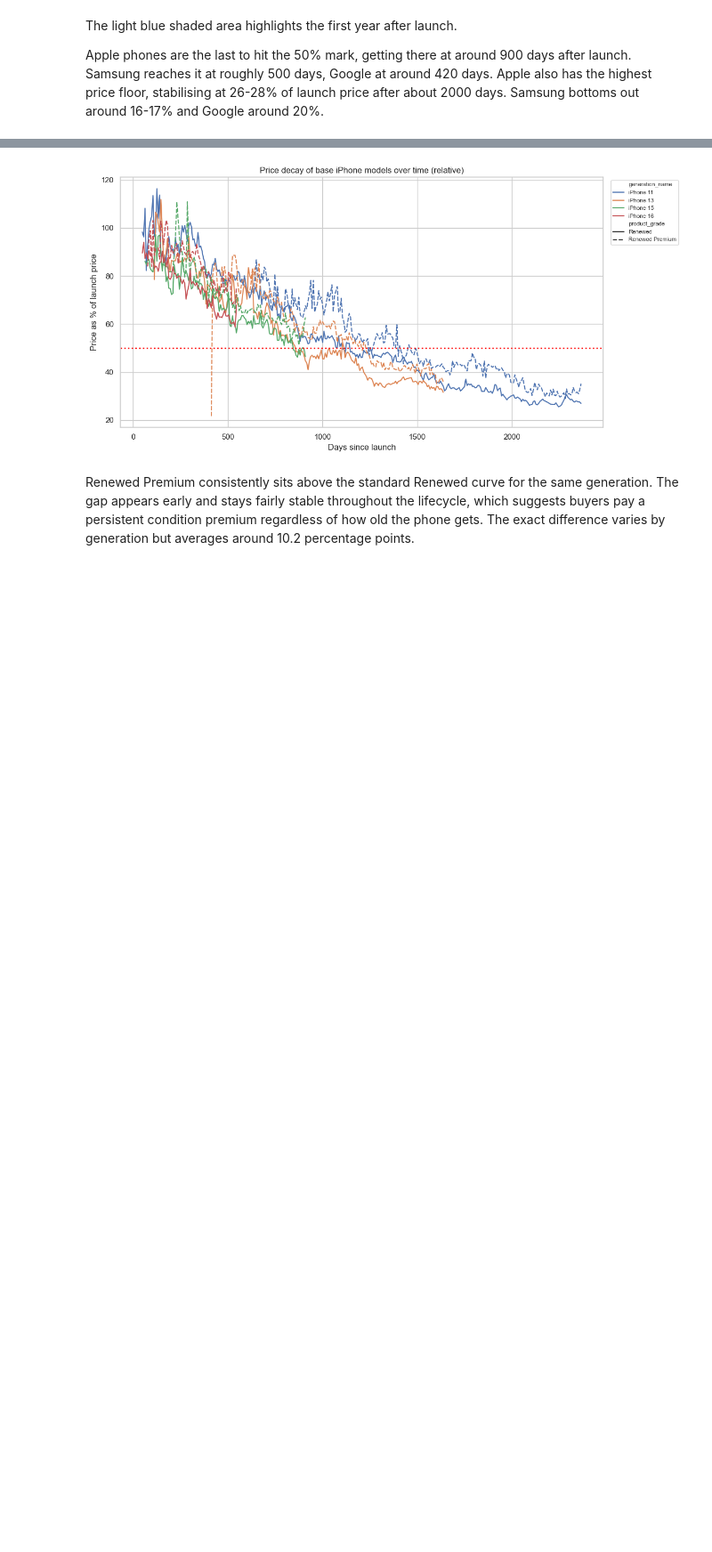
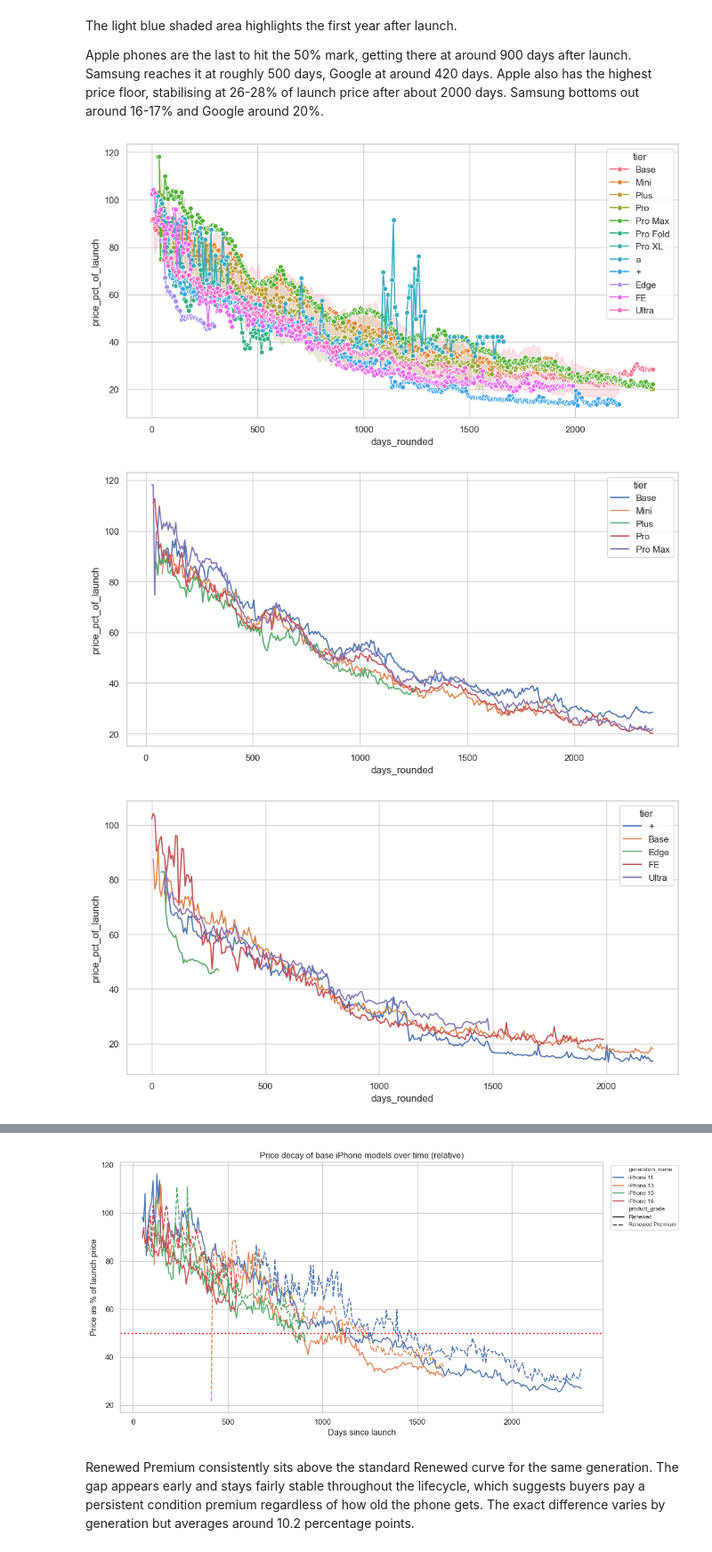
Before and after one commit to ady7ady7/python_agentic_learning, a Jupyter notebook: project1_phones_sales_analytics/notebooks/06_final_project_sns.ipynb, the cells around one changed output, grey strips where cells are left out. Shown at 89% size. Cells and saved outputs as stored; diff of their text form; code cells hidden in the pictures; blank space fills up the shorter version.

```diff
--- a/project1_phones_sales_analytics/notebooks/06_final_project_sns.ipynb
+++ b/project1_phones_sales_analytics/notebooks/06_final_project_sns.ipynb
@@ -111,6 +111,12 @@ launch_ref['tier'] =  launch_ref['tier'].replace('', 'Base')
 launch_ref['official_premiere_date'] = pd.to_datetime(launch_ref['official_premiere_date'])
 base_launch_ref = launch_ref[launch_ref['tier'] == 'Base']
 flagship_launch_ref = launch_ref[(launch_ref['tier'] == 'Pro Max') | (launch_ref['tier'] == 'Ultra') | (launch_ref['tier'] == 'Pro XL') | (launch_ref['tier'] == 'Ultra') | ((launch_ref['tier'] == 'Pro') & (launch_ref['brand'] == 'Google'))]
+
+#tier aggregation for price decay
+all_brands_tier_price_decay_df = df.groupby(['brand', 'tier', 'days_rounded'])['price_pct_of_launch'].mean().reset_index()
+apple_tier_price_decay_df = all_brands_tier_price_decay_df[all_brands_tier_price_decay_df['brand'] == 'Apple']
+samsung_tier_price_decay_df = all_brands_tier_price_decay_df[all_brands_tier_price_decay_df['brand'] == 'Samsung']
+google_tier_price_decay_df = all_brands_tier_price_decay_df[all_brands_tier_price_decay_df['brand'] == 'Google']
 # %% [markdown]
 # Amazon Renewed Phone Price Analysis
 
@@ -311,3 +333,51 @@ Apple phones are the last to hit the 50% mark, getting there at around 900 days
 Samsung reaches it at roughly 500 days, Google at around 420 days. Apple also has the highest
 price floor, stabilising at 26-28% of launch price after about 2000 days. Samsung bottoms out
 around 16-17% and Google around 20%.
+# %%
+
+
+
+plt.subplots(figsize = (12, 6))
+all_brands_submodels_price_chart = sns.lineplot(
+    all_brands_tier_price_decay_df,
+    x = 'days_rounded',
+    y = 'price_pct_of_launch',
+    hue = 'tier',
+    marker = 'o'
+)
+plt.show()
+
+#Apple
+plt.subplots(figsize = (12, 6))
+pd_submodels_1 = sns.lineplot(
+    apple_tier_price_decay_df,
+    x = 'days_rounded',
+    y = 'price_pct_of_launch',
+    hue = 'tier'
+)
+plt.show()
+
+
+#Samsung
+plt.subplots(figsize = (12, 6))
+pd_submodels_1b = sns.lineplot(
+    samsung_tier_price_decay_df,
+    x = 'days_rounded',
+    y = 'price_pct_of_launch',
+    hue = 'tier'
+)
+plt.show()
+
+#Google
+plt.subplots(figsize = (12, 6))
+pd_submodels_1c = sns.lineplot(
+    google_tier_price_decay_df,
+    x = 'days_rounded',
+    y = 'price_pct_of_launch',
+    hue = 'tier'
+)
+plt.show()
+# %% [output]
+[figure, added]
+[figure, added]
+[figure, added]
```
Also changed, not shown: parts of 6 cells of this notebook, 1 other file.
